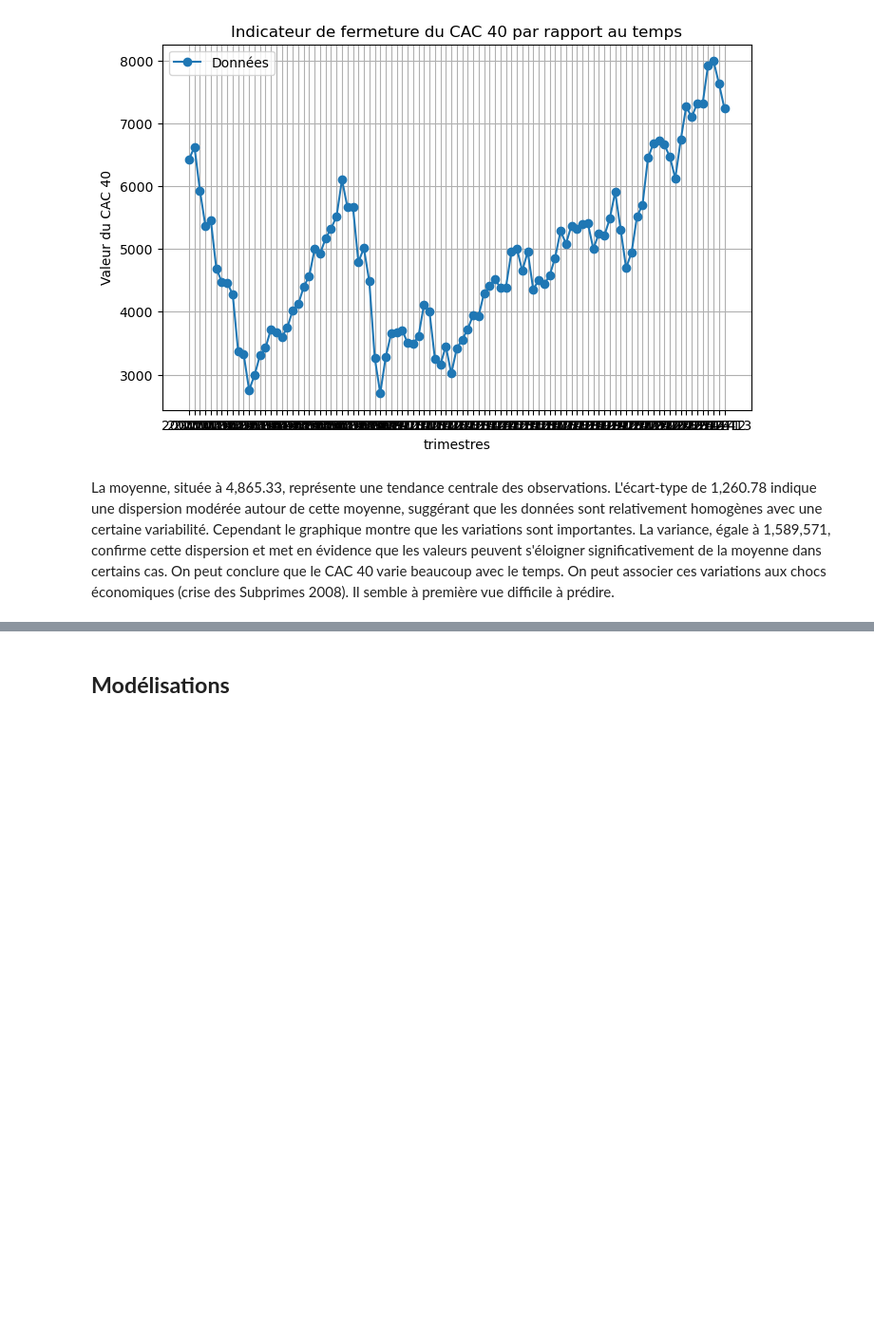
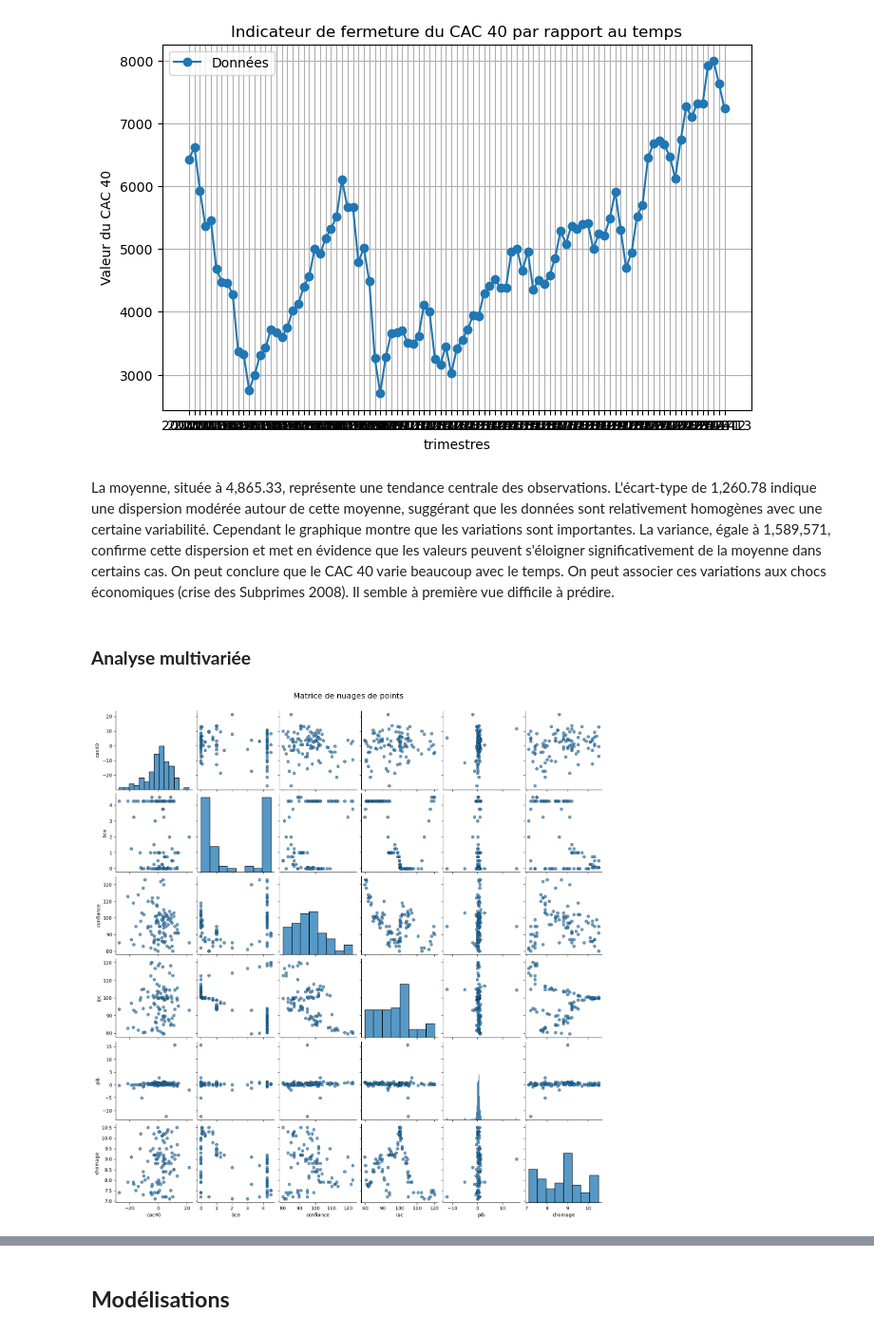
Before and after one commit to amreily/Projet-python-2A, a Jupyter notebook: Notebook_pythondata.ipynb, the cells around one changed output, grey strips where cells are left out. Shown at 95% size. Cells and saved outputs as stored; diff of their text form; code cells hidden in the pictures; blank space fills up the shorter version.

```diff
--- a/Notebook_pythondata.ipynb
+++ b/Notebook_pythondata.ipynb
@@ -553,3 +553,30 @@ Tableau des statistiques :
 [figure]
 # %% [markdown]
 La moyenne, située à 4,865.33, représente une tendance centrale des observations. L'écart-type de 1,260.78 indique une dispersion modérée autour de cette moyenne, suggérant que les données sont relativement homogènes avec une certaine variabilité. Cependant le graphique montre que les variations sont importantes. La variance, égale à 1,589,571, confirme cette dispersion et met en évidence que les valeurs peuvent s'éloigner significativement de la moyenne dans certains cas. On peut conclure que le CAC 40 varie beaucoup avec le temps. On peut associer ces variations aux chocs économiques (crise des Subprimes 2008). Il semble à première vue difficile à prédire.
+# %% [markdown]
+### **Analyse multivariée**
+# %%
+import pandas as pd
+import seaborn as sns
+import matplotlib.pyplot as plt
+
+
+
+# Charger les données
+data = pd.read_csv('merged_final.csv')
+
+# Renommer les colonnes pour enlever les espaces inutiles (si nécessaire)
+data.columns = [col.strip() for col in data.columns]
+
+# Supprimer les colonnes non numériques et la colonne 'Date' pour le traitement
+numeric_columns = data.select_dtypes(include=['float64', 'int64']).columns
+
+if len(numeric_columns) < 2:
+    raise ValueError("Le fichier doit contenir au moins deux colonnes numériques pour tracer des nuages de points.")
+
+# Créer une matrice pairplot avec seaborn
+sns.pairplot(data[numeric_columns], diag_kind="hist", plot_kws={"alpha": 0.7, "edgecolor": "k"})
+plt.suptitle("Matrice de nuages de points", y=1.02, fontsize=16)
+plt.show()
+# %% [output]
+[figure, added]
```
Also changed, not shown: parts of 3 cells of this notebook.
